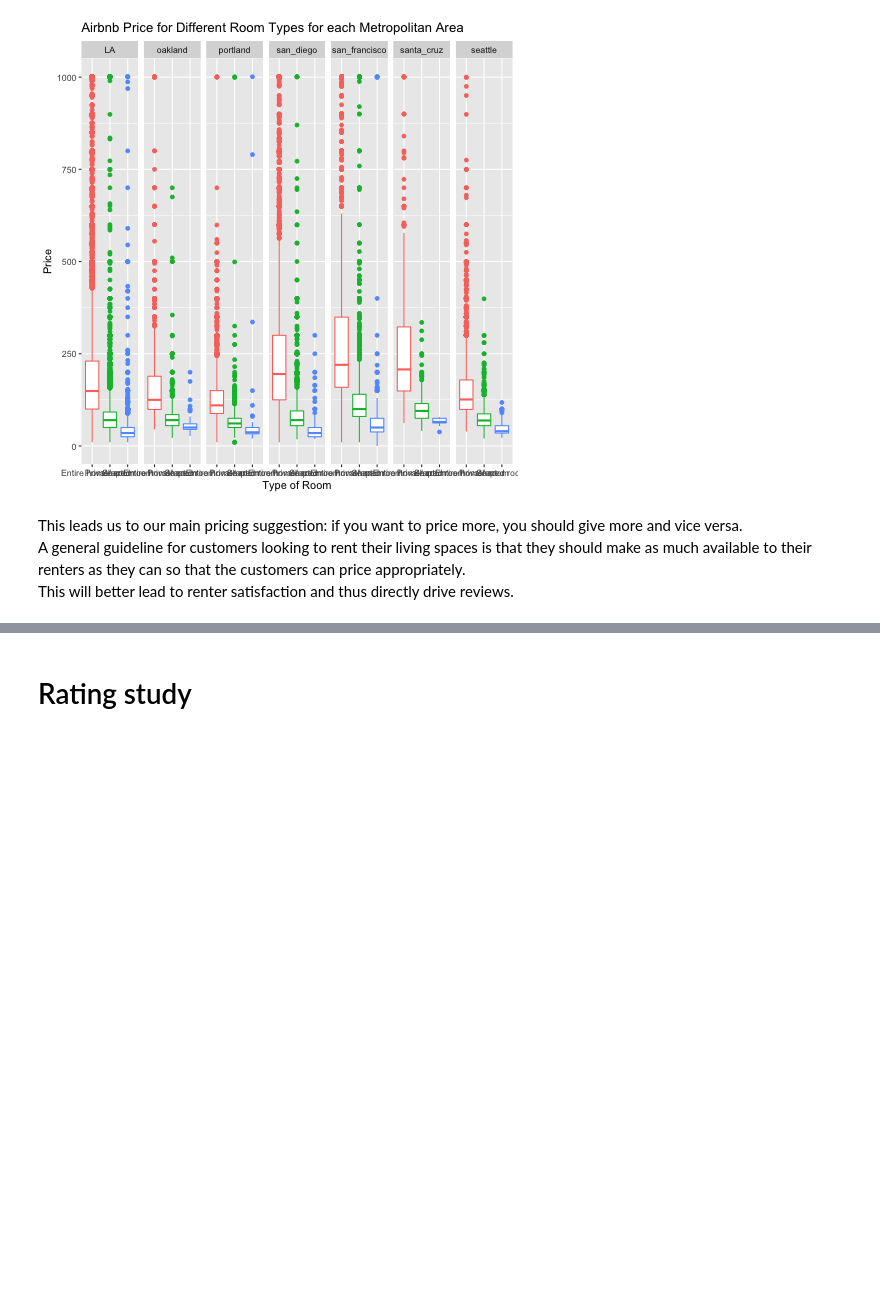
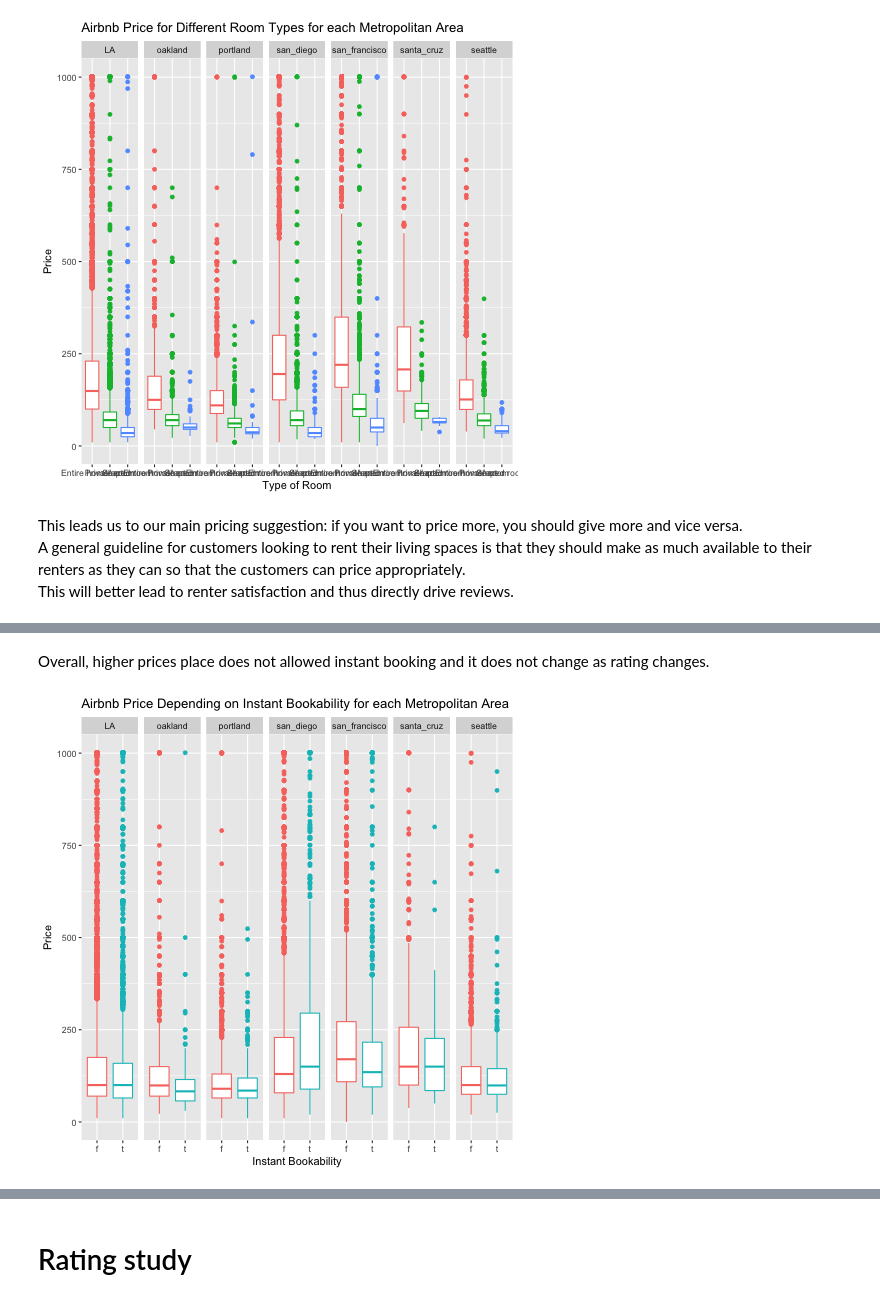
Before and after one commit to PaulKim1995/correlation-one, a Jupyter notebook: final_report.ipynb, the cells around one changed output, grey strips where cells are left out. Cells and saved outputs as stored; diff of their text form; code cells hidden in the pictures; blank space fills up the shorter version.

```diff
--- a/final_report.ipynb
+++ b/final_report.ipynb
@@ -223,0 +393,27 @@ This will better lead to renter satisfaction and thus directly drive reviews.
+# %% [markdown]
+Overall, higher prices place does not allowed instant booking and it does not change as rating changes.
+# %%
+%%R
+hh<-lm(price ~ accommodates+factor(instant_bookable)-1, data=listings )
+summary(hh)
+
+High<-listings[listings$review_scores_rating>99, ]
+hhh<-lm(price ~ accommodates+factor(instant_bookable)-1, data=High )
+summary(hhh)
+
+Low<-listings[listings$review_scores_rating<91, ]
+hhl<-lm(price ~ accommodates+factor(instant_bookable)-1, data=Low)
+summary(hhl)
+
+listings_winds <- listings %>% mutate(price = replace(price, price > 1000,1001))
+
+listings_winds %>%
+filter(!is.na(listings_winds$instant_bookable)) %>%
+ggplot() +
+geom_boxplot(aes(x = as.factor(instant_bookable), y = price, color = as.factor(instant_bookable)), show.legend = FALSE) +
+facet_grid(. ~ metropolitan) +
+xlab("Instant Bookability") +
+ylab("Price") +
+ggtitle("Airbnb Price Depending on Instant Bookability for each Metropolitan Area")
+# %% [output]
+[figure, added]
```
Also changed, not shown: parts of 41 cells of this notebook.
